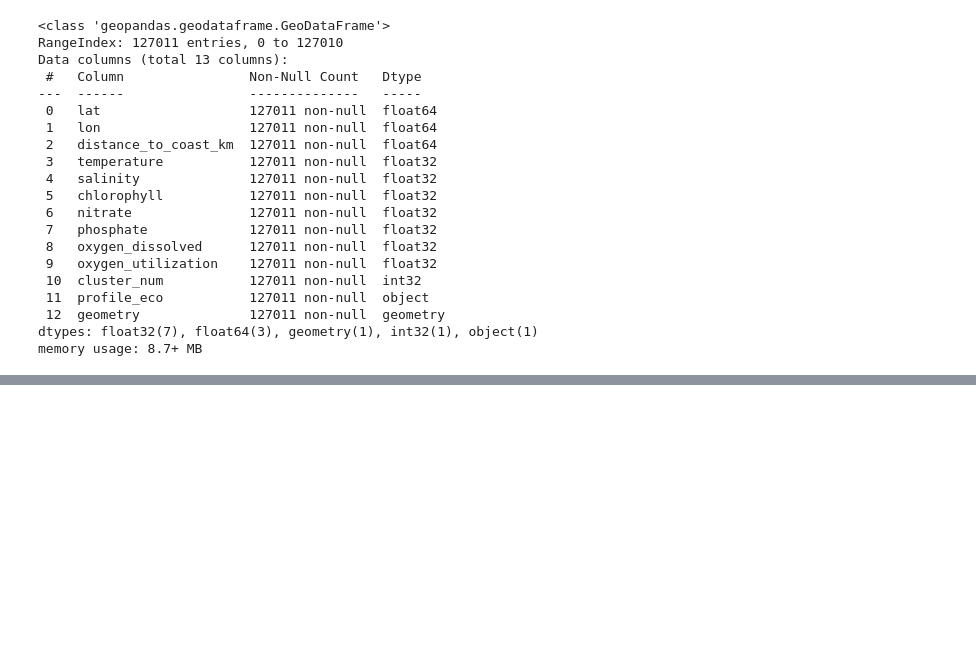
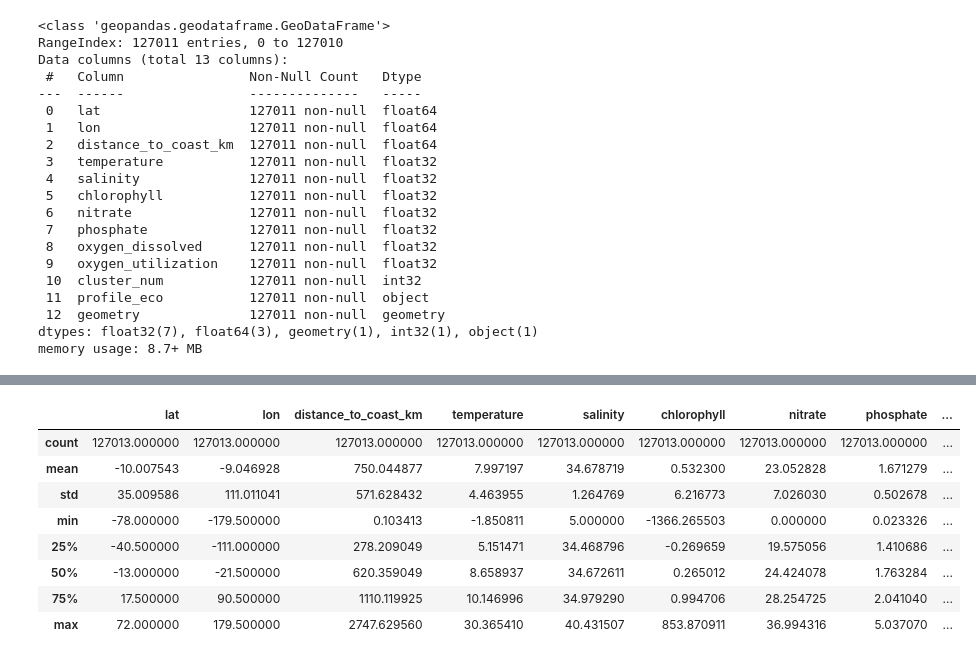
Before and after one commit to 4GeeksAcademy/loreykil_proyecto_final, a Jupyter notebook: pruebas.ipynb, the cells around one changed output, grey strips where cells are left out. Cells and saved outputs as stored; diff of their text form; code cells hidden in the pictures; blank space fills up the shorter version.

```diff
--- a/pruebas.ipynb
+++ b/pruebas.ipynb
@@ -133,0 +126,12 @@ gdf.to_file(
+# %%
+gdf.describe()
+# %% [output]
+|  | lat | lon | distance_to_coast_km | temperature | salinity | chlorophyll | nitrate | phosphate | ... |
+| count | 127013.000000 | 127013.000000 | 127013.000000 | 127013.000000 | 127013.000000 | 127013.000000 | 127013.000000 | 127013.000000 | ... |
+| mean | -10.007543 | -9.046928 | 750.044877 | 7.997197 | 34.678719 | 0.532300 | 23.052828 | 1.671279 | ... |
+| std | 35.009586 | 111.011041 | 571.628432 | 4.463955 | 1.264769 | 6.216773 | 7.026030 | 0.502678 | ... |
+| min | -78.000000 | -179.500000 | 0.103413 | -1.850811 | 5.000000 | -1366.265503 | 0.000000 | 0.023326 | ... |
+| 25% | -40.500000 | -111.000000 | 278.209049 | 5.151471 | 34.468796 | -0.269659 | 19.575056 | 1.410686 | ... |
+| 50% | -13.000000 | -21.500000 | 620.359049 | 8.658937 | 34.672611 | 0.265012 | 24.424078 | 1.763284 | ... |
+| 75% | 17.500000 | 90.500000 | 1110.119925 | 10.146996 | 34.979290 | 0.994706 | 28.254725 | 2.041040 | ... |
+| max | 72.000000 | 179.500000 | 2747.629560 | 30.365410 | 40.431507 | 853.870911 | 36.994316 | 5.037070 | ... |
```
Also changed, not shown: parts of 5 cells of this notebook, 1 other file.
